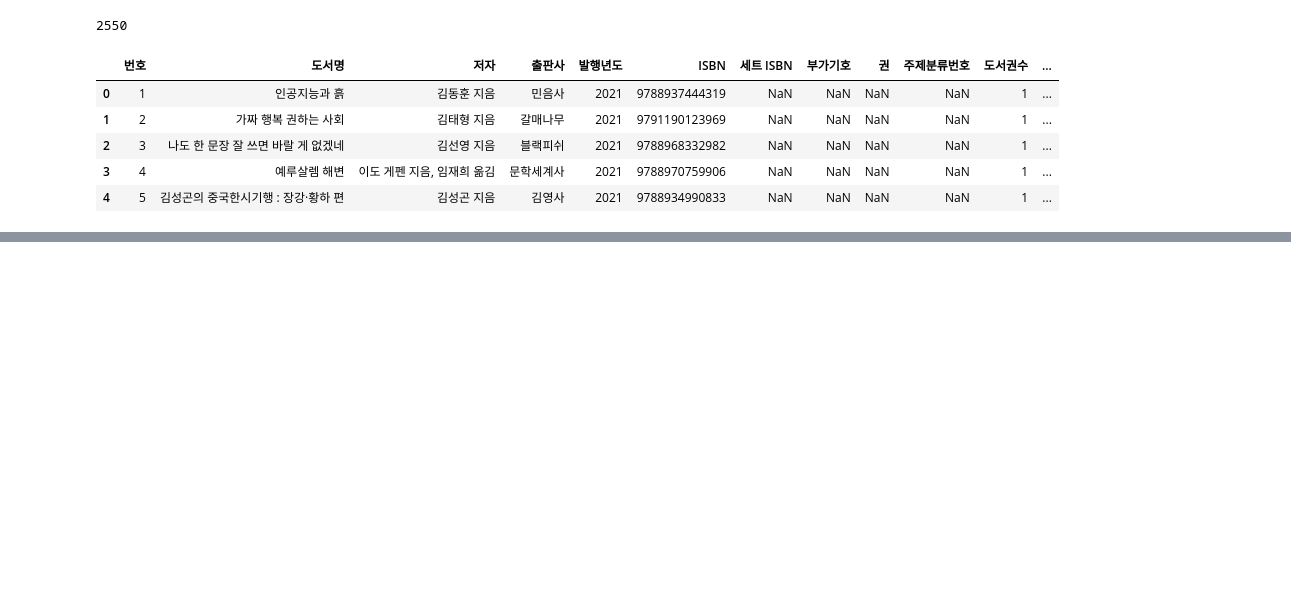
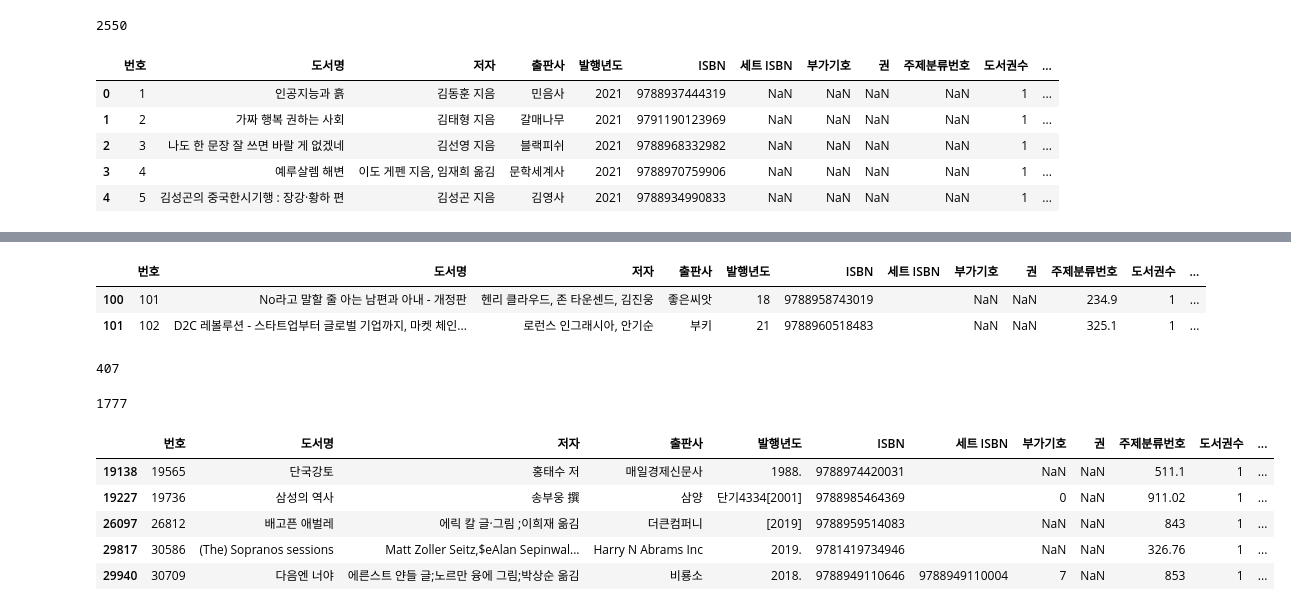
Before and after one commit to sseoh47/kdt_10, a Jupyter notebook: CLASS/EX07_STATISTICS/WORK/D1128_work_박서희.ipynb, the cells around one changed output, grey strips where cells are left out. Cells and saved outputs as stored; diff of their text form; code cells hidden in the pictures; blank space fills up the shorter version.

```diff
--- a/CLASS/EX07_STATISTICS/WORK/D1128_work_박서희.ipynb
+++ b/CLASS/EX07_STATISTICS/WORK/D1128_work_박서희.ipynb
@@ -307,0 +418,4 @@ ns_book4.equals(new_ns_book4)
+# %%
+ns_book4.loc[0, '도서권수'] = 1
+ns_book4 = ns_book4.astype({'도서권수':'int64', '대출건수': 'int64'}) # 데이터타입 지정 : astype()
+ns_book4.head(2)
@@ -307,0 +426,3 @@ ns_book4.equals(new_ns_book4)
+# %%
+ns_book4.loc[0, '부가기호'] = None # 문자열 저장열에 None
+ns_book4.head(2)
@@ -307,0 +433,5 @@ ns_book4.equals(new_ns_book4)
+# %%
+import numpy as np
+# 판다스는 NaN을 가지고있지 X. eotls sjavkdldp dlTsms ㅞ.ㅜ무 tkdyd
+ns_book4.loc[0, '부가기호'] = np.nan
+ns_book4.head(2)
@@ -307,0 +442,6 @@ ns_book4.equals(new_ns_book4)
+# %%
+## 누락된 값 바꾸기(1) : loc, fillna() 메서드
+set_isbn_na_rows = ns_book4['세트 ISBN'].isna() #-> 누락된 값을 찾아 불리언 배열로 반환 합니다.
+
+ns_book4.loc[set_isbn_na_rows, '세트 ISBN'] = '' #-> 누락된 값을 빈 문자열로 바꿉니다.
+ns_book4['세트 ISBN'].isna().sum() #-> 누락된 값이 몇 개인지 셉니다.
@@ -307,0 +554,8 @@ ns_book4.equals(new_ns_book4)
+# %%
+## 문자 찾기 : 마침표(.)
+ns_book4.replace({'저자': {r'(.*)\s\(지은이\)(.*)\s\(옮긴이\)': r'\1\2'},
+                  '발행년도': {r'\d{2}(\d{2})': r'\1'}}, regex=True)[100:102]
+# %% [output]
+|  | 번호 | 도서명 | 저자 | 출판사 | 발행년도 | ISBN | 세트 ISBN | 부가기호 | 권 | 주제분류번호 | 도서권수 | ... |
+| 100 | 101 | No라고 말할 줄 아는 남편과 아내 - 개정판 | 헨리 클라우드, 존 타운센드, 김진웅 | 좋은씨앗 | 18 | 9788958743019 |  | NaN | NaN | 234.9 | 1 | ... |
+| 101 | 102 | D2C 레볼루션 - 스타트업부터 글로벌 기업까지, 마켓 체인... | 로런스 인그래시아, 안기순 | 부키 | 21 | 9788960518483 |  | NaN | NaN | 325.1 | 1 | ... |
@@ -307,0 +566,17 @@ ns_book4.equals(new_ns_book4)
+# %%
+ns_book4['발행년도'].str.contains('1988').sum()
+# ns_book4['발행년도']=='1988' : 발행년도가 정확히 1988인 것만 찾을 수 O
+# %% [output]
+407
+# %%
+invalid_number = ns_book4['발행년도'].str.contains(r'\D', na=True)
+print(invalid_number.sum())
+ns_book4[invalid_number].head()
+# %% [output]
+1777
+|  | 번호 | 도서명 | 저자 | 출판사 | 발행년도 | ISBN | 세트 ISBN | 부가기호 | 권 | 주제분류번호 | 도서권수 | ... |
+| 19138 | 19565 | 단국강토 | 홍태수 저 | 매일경제신문사 | 1988. | 9788974420031 |  | NaN | NaN | 511.1 | 1 | ... |
+| 19227 | 19736 | 삼성의 역사 | 송부웅 撰 | 삼양 | 단기4334[2001] | 9788985464369 |  | 0 | NaN | 911.02 | 1 | ... |
+| 26097 | 26812 | 배고픈 애벌레 | 에릭 칼 글·그림 ;이희재 옮김 | 더큰컴퍼니 | [2019] | 9788959514083 |  | NaN | NaN | 843 | 1 | ... |
+| 29817 | 30586 | (The) Sopranos sessions | Matt Zoller Seitz,$eAlan Sepinwal... | Harry N Abrams Inc | 2019. | 9781419734946 |  | NaN | NaN | 326.76 | 1 | ... |
+| 29940 | 30709 | 다음엔 너야 | 에른스트 얀들 글;노르만 융에 그림;박상순 옮김 | 비룡소 | 2018. | 9788949110646 | 9788949110004 | 7 | NaN | 853 | 1 | ... |
```
Also changed, not shown: parts of 46 cells of this notebook, 2 other files.
